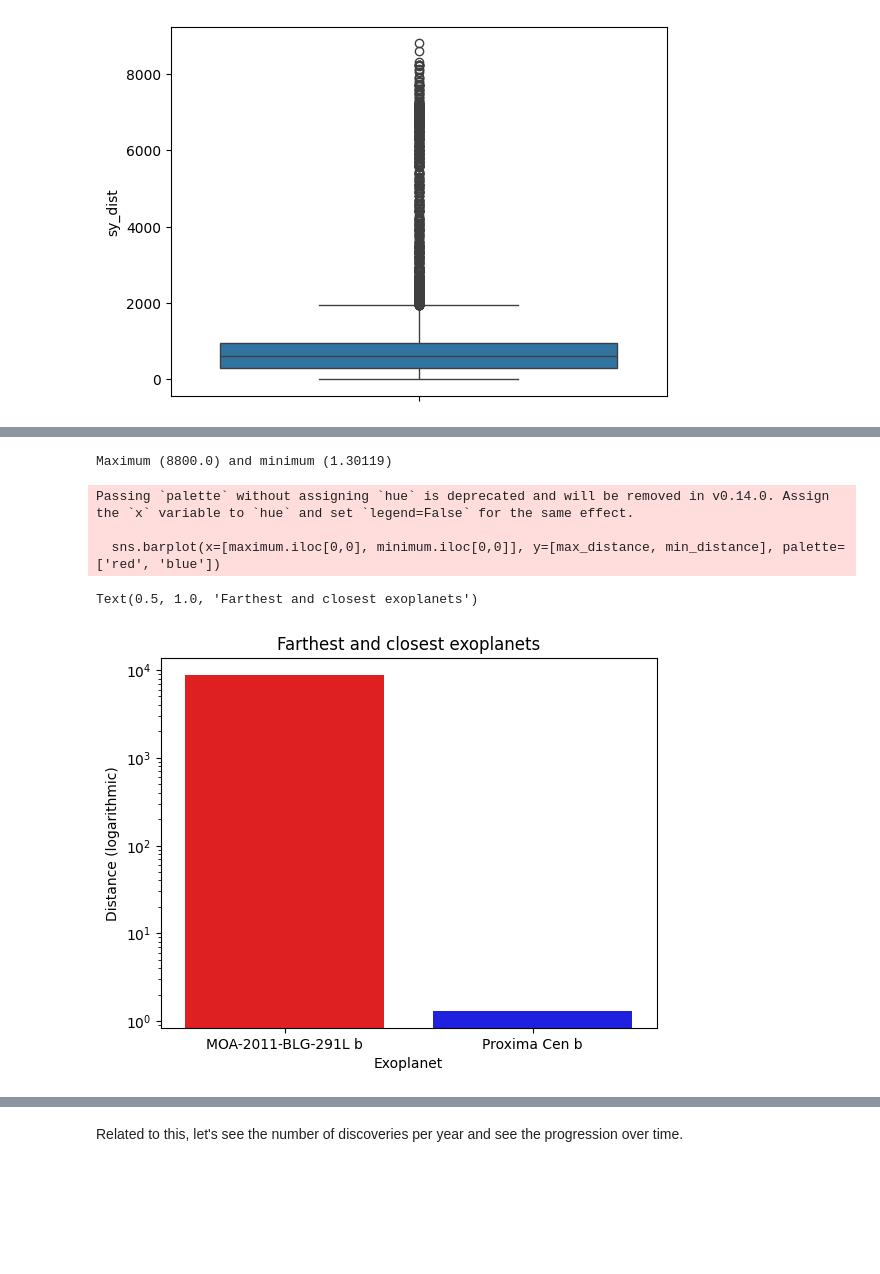
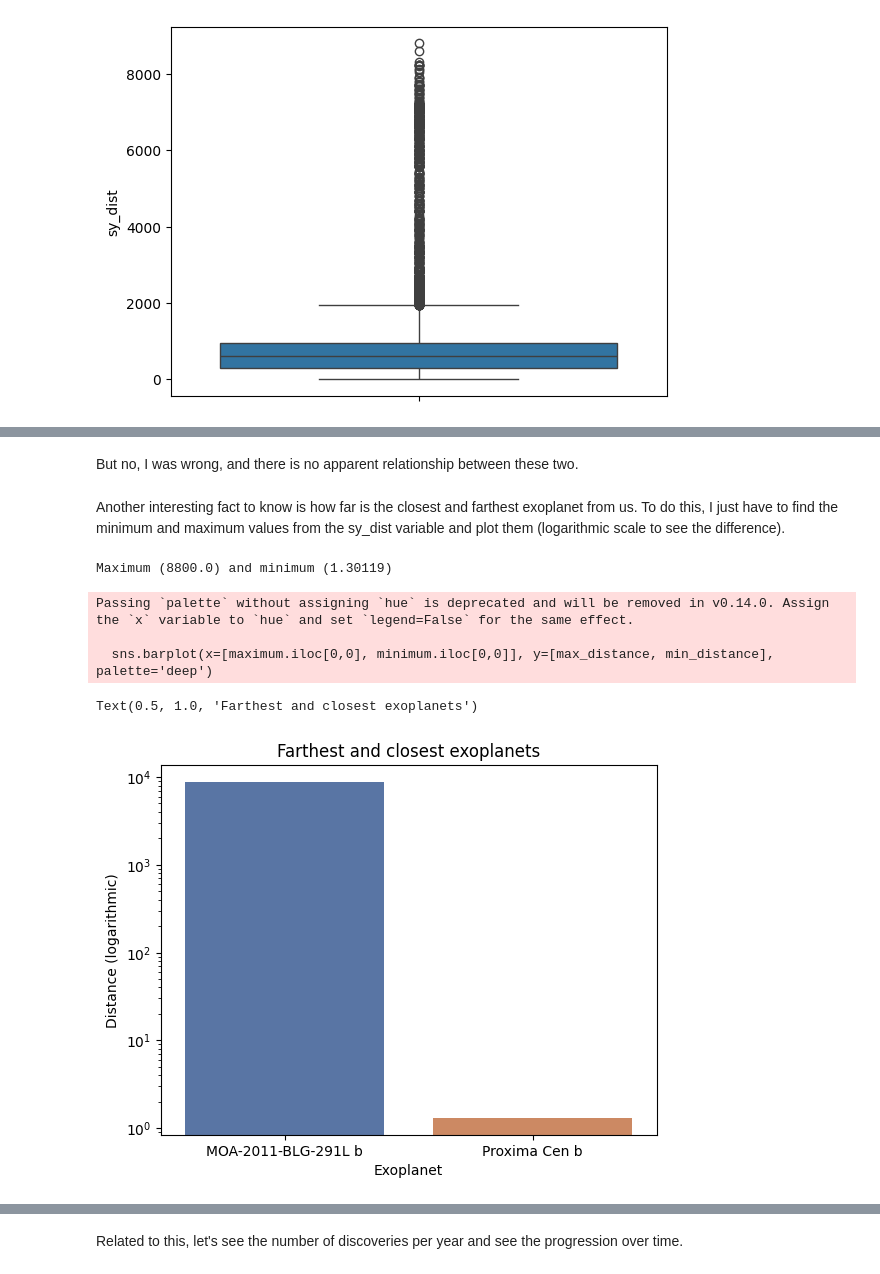
Before and after one commit to AlejandroBlancoFernandez/ExoplanetEDA, a Jupyter notebook: ExoplanetEDA.ipynb, the cells around one changed output, grey strips where cells are left out. Saved outputs shown, nothing was run; the diff lists cells and outputs as text; code cells hidden in the pictures; blank space fills up the shorter version.

```diff
--- a/ExoplanetEDA.ipynb
+++ b/ExoplanetEDA.ipynb
@@ -504,24 +541,28 @@ Text(0.5, 1.0, 'Is there a relationship between')
+# %% [markdown]
+But no, I was wrong, and there is no apparent relationship between these two.
+# %% [markdown]
+Another interesting fact to know is how far is the closest and farthest exoplanet from us. To do this, I just have to find the minimum and maximum values from the sy_dist variable and plot them (logarithmic scale to see the difference).
 # %%
 # Maximum and Minimum distances to the exoplanets system
 min_distance = min(df['sy_dist'])
 min_index = df['sy_dist'].idxmin() #get the index from the smallest value in sy_dist
 minimum = df.loc[[min_index],['pl_name']] #apply the filter to get the name. It creates a df with the index and the name
 
 max_distance = max(df['sy_dist'])
 max_index = df['sy_dist'].idxmax() #the same can be done to the maximum value
 maximum = df.loc[[max_index],['pl_name']] #new small df
 
 print(f'Maximum ({max_distance}) and minimum ({min_distance})')
-sns.barplot(x=[maximum.iloc[0,0], minimum.iloc[0,0]], y=[max_distance, min_distance], palette=['red', 'blue'])
+sns.barplot(x=[maximum.iloc[0,0], minimum.iloc[0,0]], y=[max_distance, min_distance], palette='deep')
 plt.yscale('log') # I'm using the logarithmic scaling for better visualization
 plt.xlabel('Exoplanet')
 plt.ylabel('Distance (logarithmic)')
 plt.title('Farthest and closest exoplanets')
 # %% [output]
 Maximum (8800.0) and minimum (1.30119)
 Passing `palette` without assigning `hue` is deprecated and will be removed in v0.14.0. Assign the `x` variable to `hue` and set `legend=False` for the same effect.
 
-  sns.barplot(x=[maximum.iloc[0,0], minimum.iloc[0,0]], y=[max_distance, min_distance], palette=['red', 'blue'])
+  sns.barplot(x=[maximum.iloc[0,0], minimum.iloc[0,0]], y=[max_distance, min_distance], palette='deep')
 Text(0.5, 1.0, 'Farthest and closest exoplanets')
-[figure, old version]
+[figure, new version]
 # %% [markdown]
```
Also changed, not shown: parts of 31 cells of this notebook.
